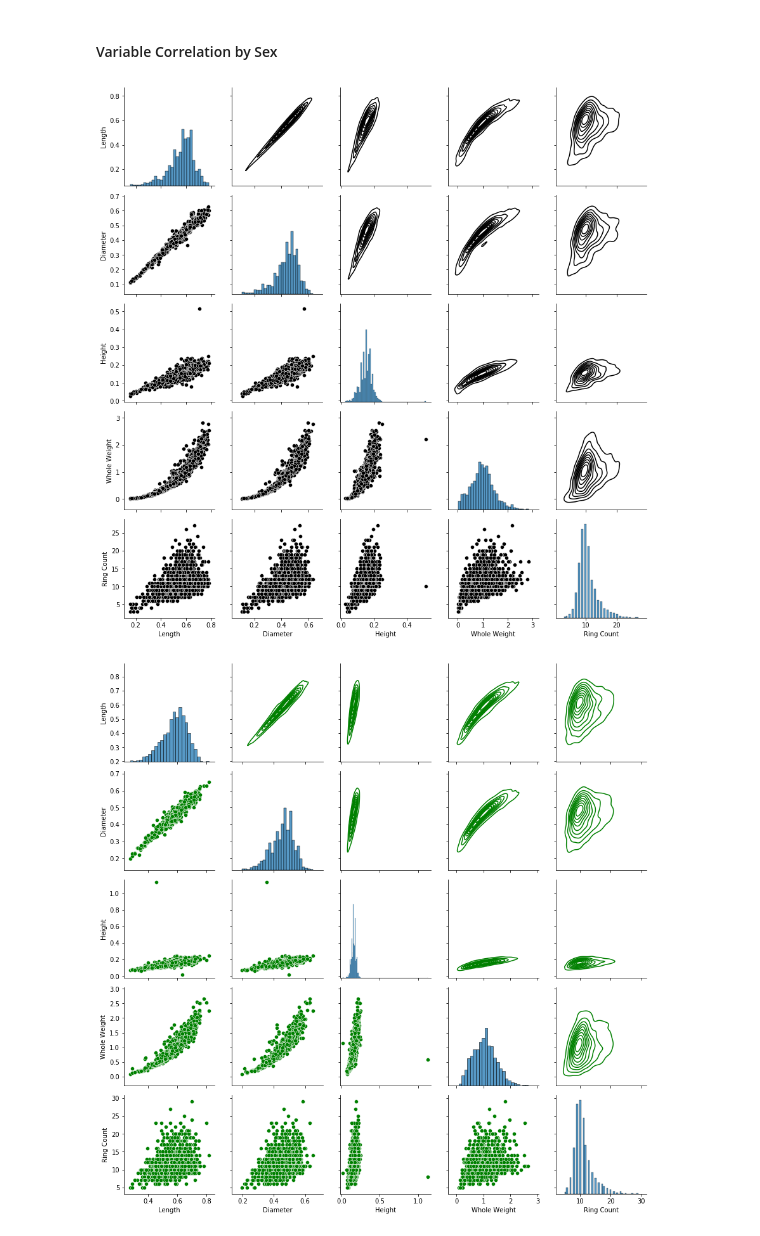
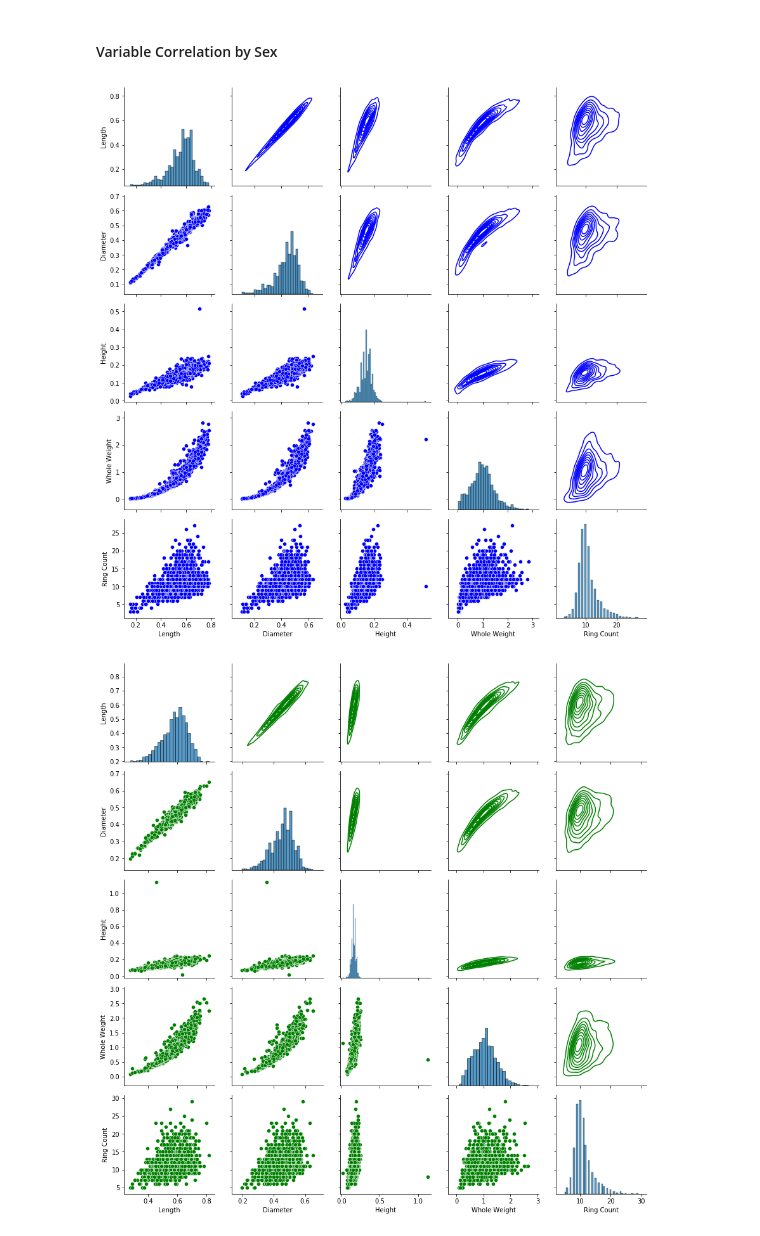
Before and after one commit to thokieu/Abalone-Regression, a Jupyter notebook: Workbook.ipynb, the cells around one changed output. Cells and saved outputs as stored; diff of their text form; code cells hidden in the pictures.

Commit message:
Clean Visual Outputs

```diff
--- a/Workbook.ipynb
+++ b/Workbook.ipynb
@@ -404,12 +404,12 @@ With the information provided so far, I will run a regression on male, female ab
 # %%
 # PairGrid method is used to quickly assess relationships among the variables by way of scatter and kernel density estimator plots.
 pgs_male = sns.PairGrid(Aba_data_male)
 pgs_male.map_diag(sns.histplot)
-pgs_male.map_lower(sns.scatterplot, color = 'black')
-pgs_male.map_upper(sns.kdeplot, color = 'black')
+pgs_male.map_lower(sns.scatterplot, color = 'blue')
+pgs_male.map_upper(sns.kdeplot, color = 'blue')
 plt.show()
 # %% [output]
-[figure, old version]
+[figure, new version]
 # %%
 pgs_female = sns.PairGrid(Aba_data_female)
 pgs_female.map_diag(sns.histplot)
```
Also changed, not shown: parts of 1 cell of this notebook.
